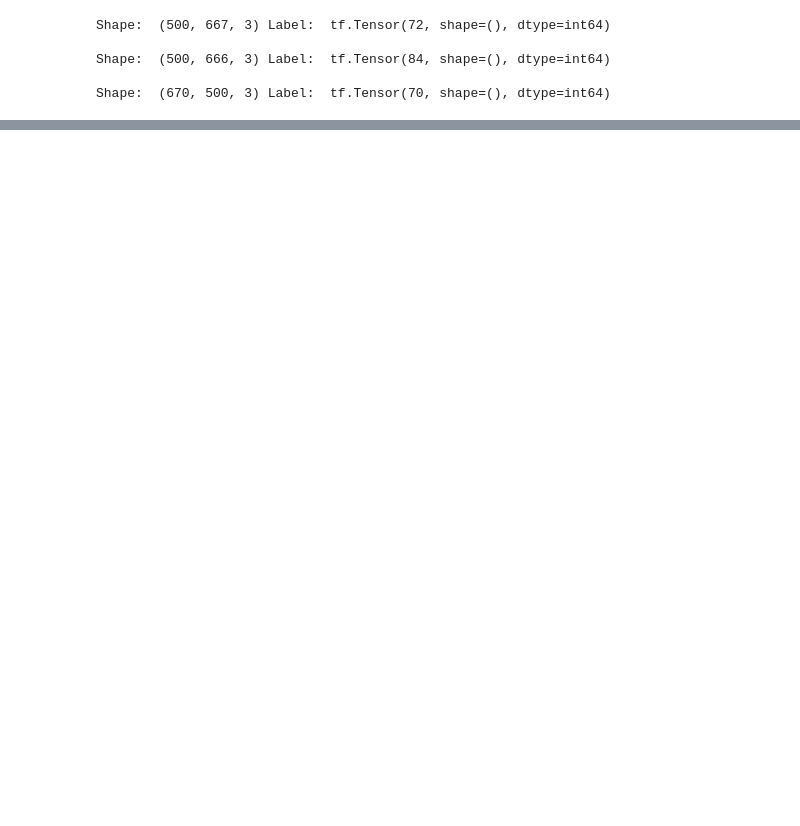
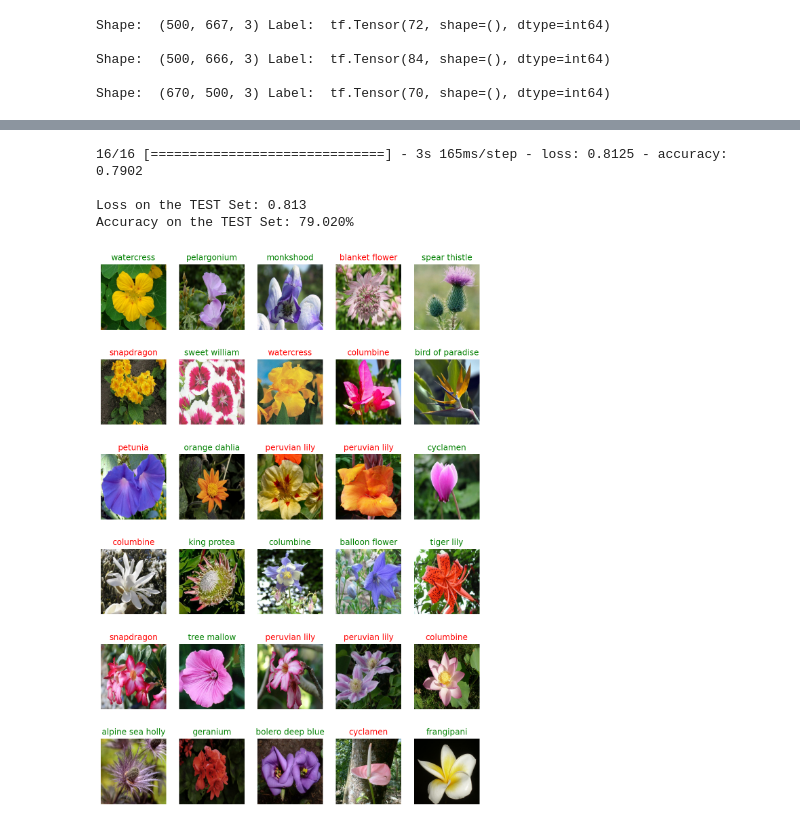
Before and after one commit to dburchill/ML_nano_poject02, a Jupyter notebook: project2.ipynb, the cells around one changed output, grey strips where cells are left out. Saved outputs shown, nothing was run; the diff lists cells and outputs as text; code cells hidden in the pictures; blank space fills up the shorter version.

```diff
--- a/project2.ipynb
+++ b/project2.ipynb
@@ -147,3 +161,0 @@ The label of this image is: 70
-# %%
-with open('label_map.json', 'r') as f:
-    class_names = json.load(f)
@@ -151,0 +348,14 @@ FileNotFoundError: ignored
+# %%
+model.compile(optimizer='adam',
+              loss='sparse_categorical_crossentropy',
+              metrics=['accuracy'])
+
+EPOCHS = 2
+# Stop training when there is no improvement in the validation loss for 5 consecutive epochs
+early_stopping = tf.keras.callbacks.EarlyStopping(monitor='val_loss', patience=5)
+
+
+history = model.fit(training_batches,
+                    epochs=EPOCHS,
+                    validation_data=validation_batches,
+                    callbacks=[early_stopping])
@@ -151,0 +367,26 @@ FileNotFoundError: ignored
+# %%
+loss, accuracy = model.evaluate(testing_batches)
+
+print('\nLoss on the TEST Set: {:,.3f}'.format(loss))
+print('Accuracy on the TEST Set: {:.3%}'.format(accuracy))
+# %% [output]
+16/16 [==============================] - 3s 165ms/step - loss: 0.8125 - accuracy: 0.7902
+
+Loss on the TEST Set: 0.813
+Accuracy on the TEST Set: 79.020%
+# %%
+for image_batch, label_batch in testing_batches.take(1):
+    ps = model.predict(image_batch)
+    images = image_batch.numpy().squeeze()
+    labels = label_batch.numpy()
+
+plt.figure(figsize=(10,15))
+
+for n in range(30):
+    plt.subplot(6,5,n+1)
+    plt.imshow(images[n], cmap = plt.cm.binary)
+    color = 'green' if np.argmax(ps[n]) == labels[n] else 'red'
+    plt.title(class_names[str(np.argmax(ps[n])+1)], color=color)
+    plt.axis('off')
+# %% [output]
+[figure, added]
```
Also changed, not shown: parts of 23 cells of this notebook.
